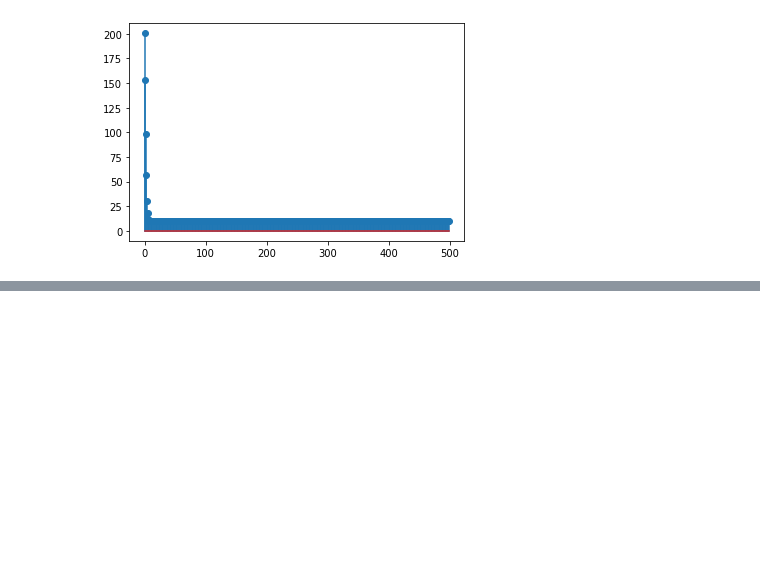
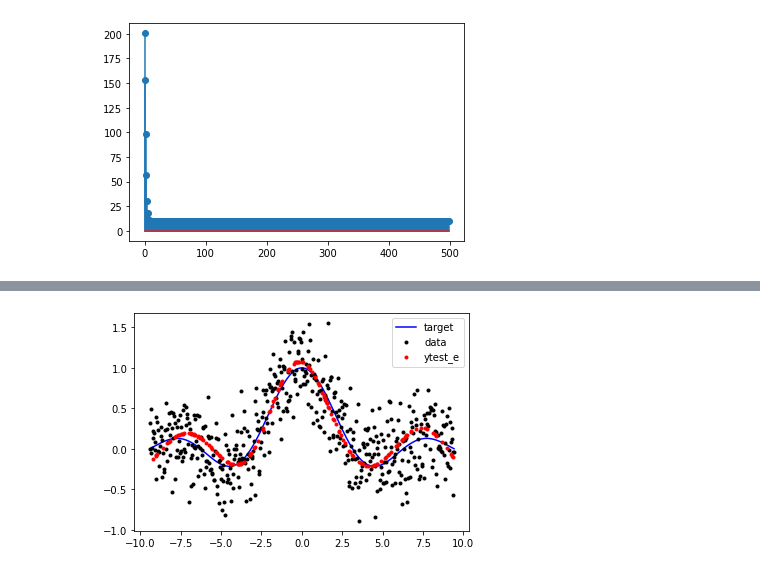
Before and after one commit to danpamplona/TareasMineria, a Jupyter notebook: Ejercicio_3.ipynb, the cells around one changed output, grey strips where cells are left out. Cells and saved outputs as stored; diff of their text form; code cells hidden in the pictures; blank space fills up the shorter version.

```diff
--- a/Ejercicio_3.ipynb
+++ b/Ejercicio_3.ipynb
@@ -333,0 +485,10 @@ plt.show()
+# %%
+ytest_e = grid_search.best_estimator_.predict(X_test)
+
+plt.plot(X,y,'b',label='target' )
+plt.plot(X,yn,'k.',label='data' )
+plt.plot(X_test,ytest_e,'r.',label='ytest_e')
+plt.legend()
+plt.show()
+# %% [output]
+[figure, added]
```
Also changed, not shown: parts of 14 cells of this notebook.
